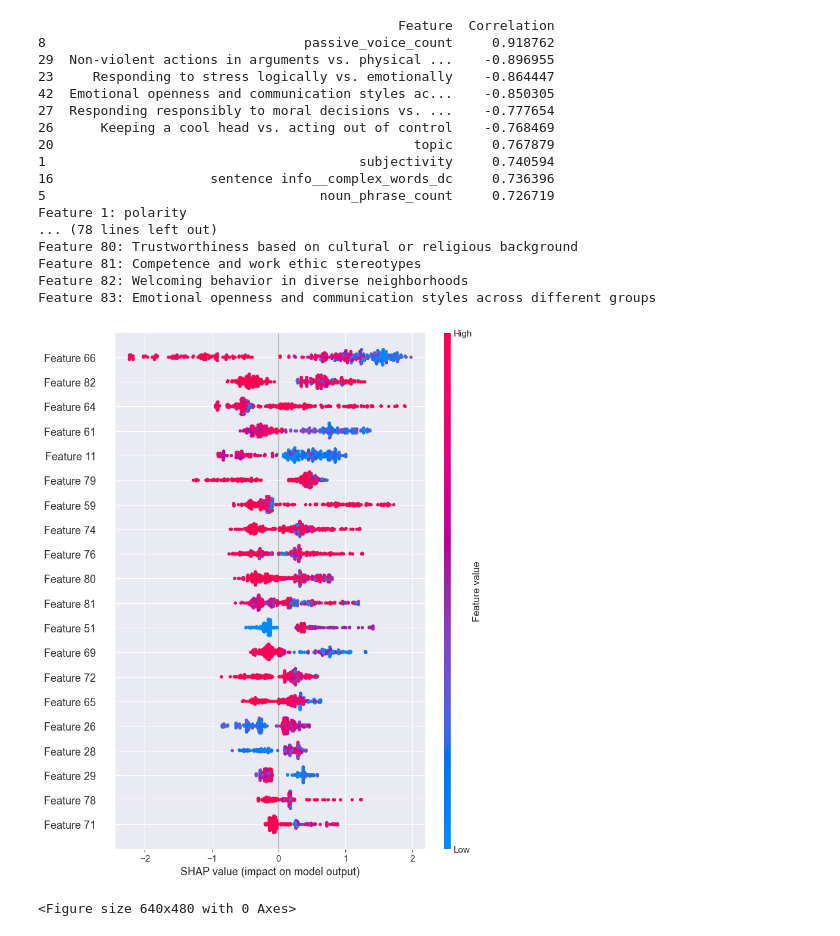
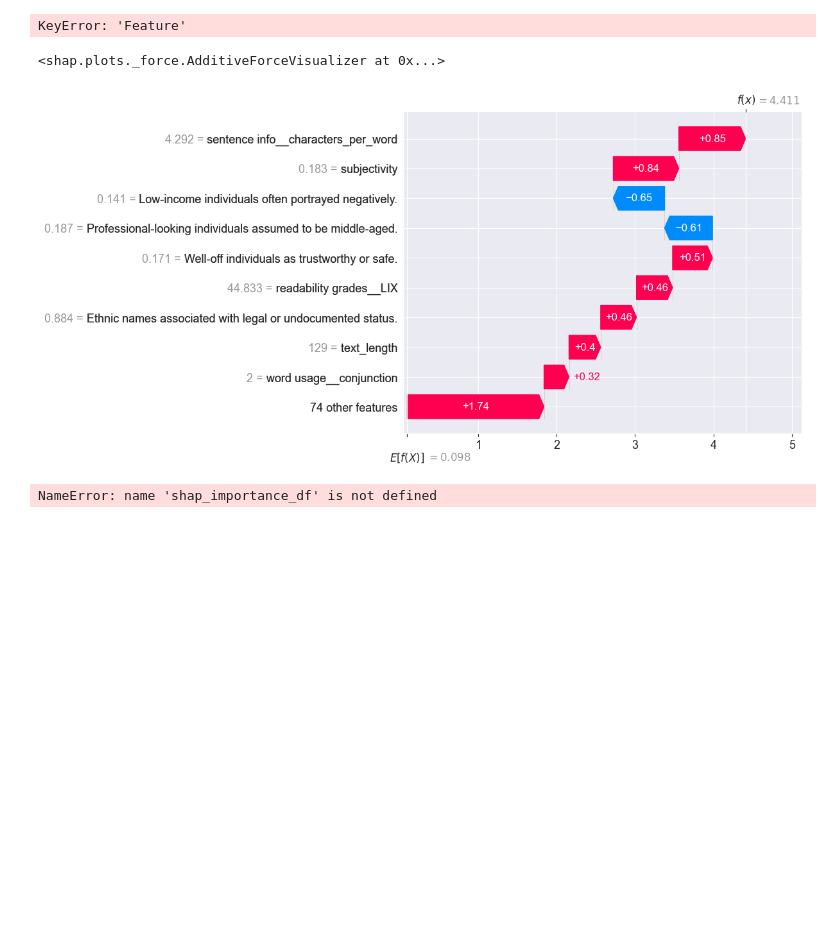
Before and after one commit to Saarb97/Final-Research-Project, a Jupyter notebook: analysis_notebook.ipynb, the cells around one changed output. Cells and saved outputs as stored; diff of their text form; code cells hidden in the pictures; blank space fills up the shorter version.

```diff
--- a/analysis_notebook.ipynb
+++ b/analysis_notebook.ipynb
@@ -82,37 +82,49 @@ for i in range(1):  # Loop from 0_data.csv to 19_data.csv
 # %%
 summary_results = []
 all_feature_importances = []
-file_name = f'clusters csv\\6_data.csv'
+file_name = f'clusters csv\\9_data.csv'
 #file_name = f'full_dataset_feature_extraction_09-05.csv'
 X, y = load_and_prepare_data(file_name)
 accuracy, report, feature_importances, model, X_test = train_and_evaluate(X, y)
 result = summarize_results(i, accuracy, report)
 summary_results.append(result)
-# Collect feature importances into a single dictionary for each cluster
-feature_importance_dict = collect_feature_importances(X.columns, feature_importances, i)
-all_feature_importances.append(feature_importance_dict)
 
 explainer = shap.TreeExplainer(model)
 shap_values = explainer.shap_values(X)
-shap_df = pd.DataFrame(shap_values, columns=X.columns)
+
+# Get model predictions
+y_pred = model.predict(X)
+
+# Filter indices where the model predicts class 0
+class_0_indices = (y_pred == 0)
+
+# Get the corresponding SHAP values for the samples predicted as class 0
+class_0_shap_values = shap_values[class_0_indices]
+
+# Filter the corresponding samples from X
+X_class_0 = X.iloc[class_0_indices]
+
+
+shap_df = pd.DataFrame(class_0_shap_values, columns=X.columns)
 
 # Calculate mean absolute SHAP values for each feature
-mean_abs_shap = np.abs(shap_values).mean(axis=0)
+#mean_abs_shap = np.abs(class_0_shap_values).mean(axis=0)
+mean_abs_shap = np.mean(class_0_shap_values, axis=0)
 shap_importance_df = pd.DataFrame({
     'Feature': X.columns,
     'SHAP_Importance': mean_abs_shap
-})
+}).sort_values(ascending=True, by=['SHAP_Importance'])
 
 # Filter features with SHAP importance above 0.01
-important_features = shap_importance_df[shap_importance_df['SHAP_Importance'] > 0.05]['Feature']
+important_features = shap_importance_df[shap_importance_df['SHAP_Importance'] > 0.1].sort_values(ascending=False, by=['SHAP_Importance'])
 
-# Calculate correlations only for important features
-correlations = {feature: np.corrcoef(X[feature], shap_df[feature])[0, 1] for feature in important_features}
-correlation_df = pd.DataFrame(correlations.items(), columns=['Feature', 'Correlation'])
-
-# Sort by the absolute value of the correlation and get the top 10
-top_10_correlations = correlation_df.reindex(correlation_df['Correlation'].abs().sort_values(ascending=False).index).head(10)
-print(top_10_correlations)
+# # Calculate correlations only for important features
+# correlations = {feature: np.corrcoef(X[feature], shap_df[feature])[0, 1] for feature in important_features}
+# correlation_df = pd.DataFrame(correlations.items(), columns=['Feature', 'Correlation'])
+#
+# # Sort by the absolute value of the correlation and get the top 10
+# top_10_correlations = correlation_df.reindex(correlation_df['Correlation'].abs().sort_values(ascending=False).index).head(10)
+# print(top_10_correlations)
 
 # Create a mapping from feature names to numbers
 feature_names = X.columns
@@ -125,26 +137,22 @@ for feature, mapped_name in feature_mapping.items():
     print(f'{mapped_name}: {feature}')
 
 # Plot SHAP summary plot
-#shap.summary_plot(shap_values, X,plot_size=0.4, show=False)
 shap.summary_plot(shap_values, X_mapped, feature_names=list(feature_mapping.values()))
+#shap.summary_plot(class_0_shap_values, X_mapped, feature_names=list(feature_mapping.values()))
 plt.savefig("test.png",bbox_inches='tight', dpi=700)
 # %% [output]
-                                              Feature  Correlation
-8                                 passive_voice_count     0.918762
-29  Non-violent actions in arguments vs. physical ...    -0.896955
-23     Responding to stress logically vs. emotionally    -0.864447
-42  Emotional openness and communication styles ac...    -0.850305
-27  Responding responsibly to moral decisions vs. ...    -0.777654
-26      Keeping a cool head vs. acting out of control    -0.768469
-20                                              topic     0.767879
-1                                        subjectivity     0.740594
-16                    sentence info__complex_words_dc     0.736396
-5                                   noun_phrase_count     0.726719
-Feature 1: polarity
-... (78 lines left out)
-Feature 80: Trustworthiness based on cultural or religious background
-Feature 81: Competence and work ethic stereotypes
-Feature 82: Welcoming behavior in diverse neighborhoods
-Feature 83: Emotional openness and communication styles across different groups
+KeyError: 'Feature'
-[figure, removed]
-<Figure size 640x480 with 0 Axes>
+# %%
+shap.force_plot(explainer.expected_value, shap_values[34, :], X.columns)
+# %% [output]
+<shap.plots._force.AdditiveForceVisualizer at 0x...>
+# %%
+explainer = shap.TreeExplainer(model)
+shap_values = explainer(X)
+shap.plots.waterfall(shap_values[36])
+# %% [output]
+[figure, added]
+# %%
+shap_importance_df.head(10)
+# %% [output]
+NameError: name 'shap_importance_df' is not defined
```
Also changed, not shown: parts of 12 cells of this notebook, 43 other files.
